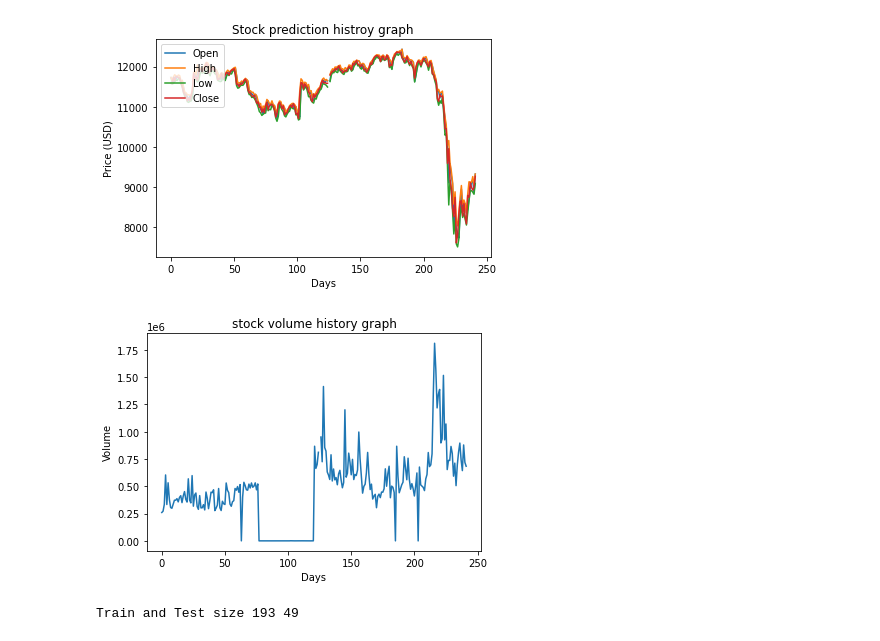
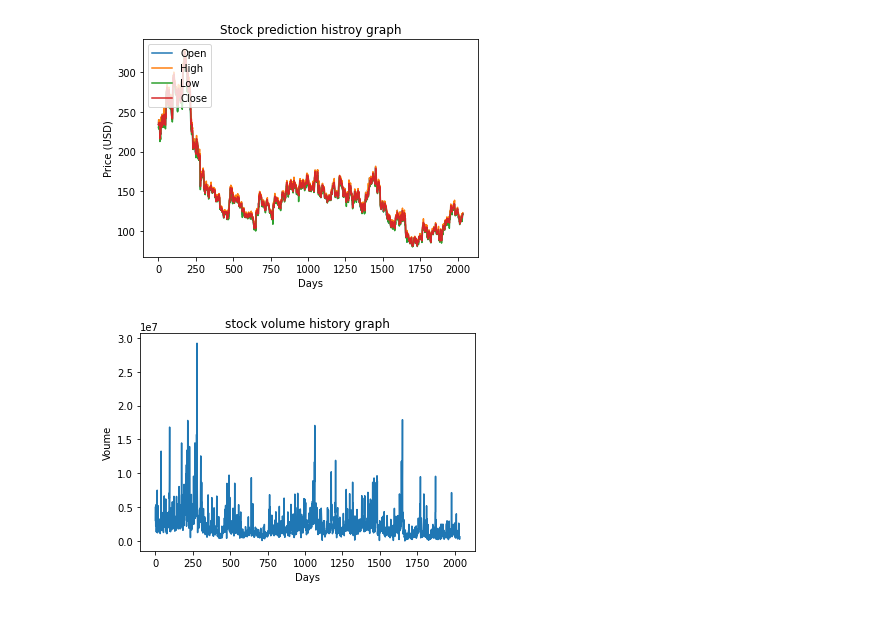
Before and after one commit to maitri23/Stock-Market-Prediction, a Jupyter notebook: stockpredic.ipynb, the cells around one changed output. Cells and saved outputs as stored; diff of their text form; code cells hidden in the pictures.

```diff
--- a/stockpredic.ipynb
+++ b/stockpredic.ipynb
@@ -10,6 +12,7 @@ Please use `tqdm.notebook.*` instead of `tqdm._tqdm_notebook.*`
 # %%
-url="https://raw.githubusercontent.com/maitri23/Stock-Market-Prediction/master/database.csv"
+url="https://raw.githubusercontent.com/maitri23/Stock-Market-Prediction/master/train.csv"
 df=pd.read_csv(url)
+training_set = df.iloc[:, 1:2].values
 # %%
 plt.figure()
 plt.plot(df['Open'])
@@ -22,27 +25,13 @@ plt.xlabel('Days')
 plt.legend(['Open','High','Low','Close'], loc='upper left')
 plt.show()
 # %% [output]
-[figure, old version]
+[figure, new version]
 # %%
 plt.figure()
-plt.plot(df["Volume"])
+plt.plot(df["Total Trade Quantity"])
 plt.title('stock volume history graph')
-plt.ylabel('Volume')
+plt.ylabel('Voume')
 plt.xlabel('Days')
 plt.show()
 # %% [output]
-[figure, old version]
+[figure, new version]
-# %%
-from sklearn.preprocessing import MinMaxScaler
-from sklearn.model_selection import train_test_split
-
-train_cols = ["Open","High","Low","Close","Volume"]
-df_train, df_test = train_test_split(df, train_size=0.8, test_size=0.2, shuffle=False)
-print("Train and Test size", len(df_train), len(df_test))
-# scale the feature MinMax, build array
-x = df_train.loc[:,train_cols].values
-min_max_scaler = MinMaxScaler()
-x_train = min_max_scaler.fit_transform(x)
-x_test = min_max_scaler.transform(df_test.loc[:,train_cols])
-# %% [output]
-Train and Test size 193 49
```
Also changed, not shown: parts of 12 cells of this notebook.
